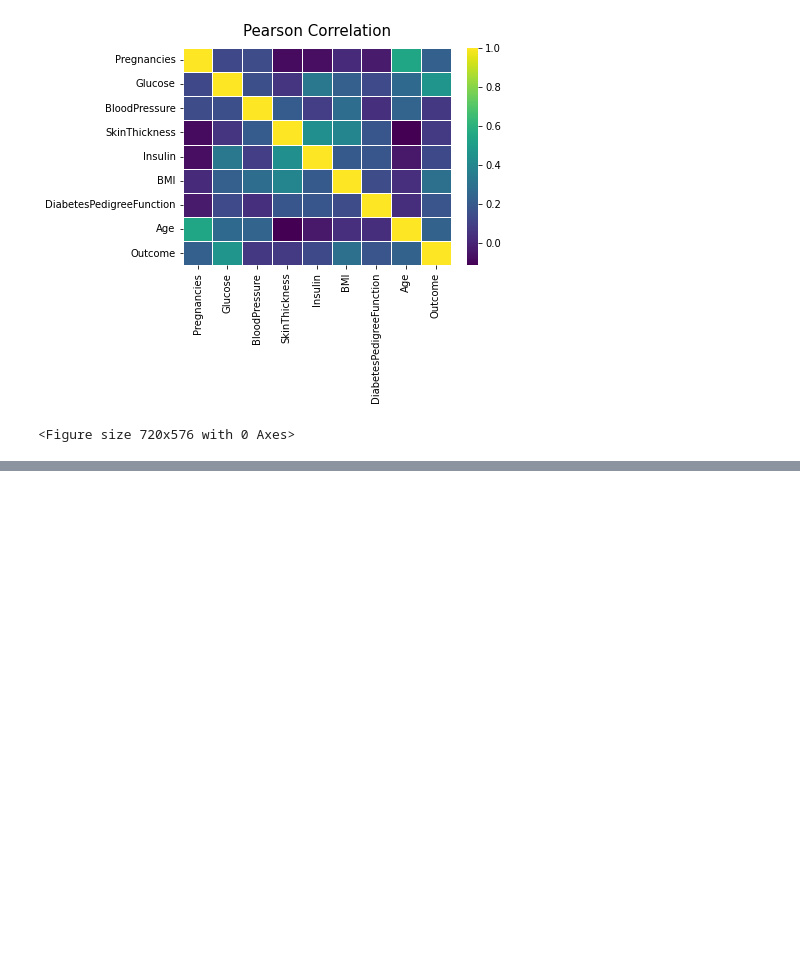
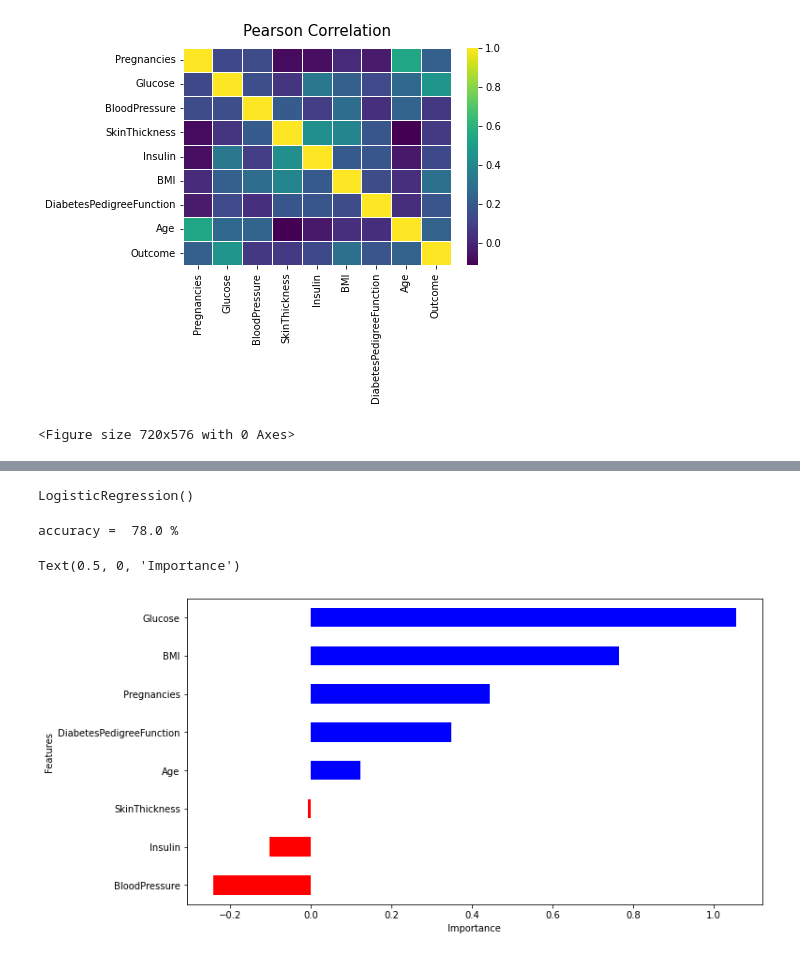
Before and after one commit to anibalfisico/Data-Science, a Jupyter notebook: diabetes-diagn-stico-machine-learning.ipynb, the cells around one changed output, grey strips where cells are left out. Drawn from its saved outputs; the diff is of its cells as text; code cells hidden in the pictures; blank space fills up the shorter version.

Commit message:
Kaggle Notebook | Diabetes Diagnóstico - Machine Learning | Version 9

```diff
--- a/diabetes-diagn-stico-machine-learning.ipynb
+++ b/diabetes-diagn-stico-machine-learning.ipynb
@@ -159,0 +189,40 @@ Acurácia:  0.7792207792207793
+# %%
+dfTrain = df[:650]
+dfTest = df[650:750]
+dfCheck = df[750:]
+# %%
+trainLabel = dfTrain['Outcome']
+trainData = dfTrain.drop('Outcome',axis=1)
+testLabel = dfTest['Outcome']
+testData = dfTest.drop('Outcome',axis=1)
+# %%
+means = np.mean(trainData, axis=0)
+stds = np.std(trainData, axis=0)
+trainData = (trainData - means)/stds
+testData = (testData - means)/stds
+# np.mean(trainData, axis=0) => check that new means equal 0
+# np.std(trainData, axis=0) => check that new stds equal 1
+# %%
+diabetesCheck = LogisticRegression()
+diabetesCheck.fit(trainData, trainLabel)
+# %% [output]
+LogisticRegression()
+# %%
+accuracy = diabetesCheck.score(testData, testLabel)
+print("accuracy = ", accuracy * 100, "%")
+# %% [output]
+accuracy =  78.0 %
+# %%
+coeff = list(diabetesCheck.coef_[0])
+labels = list(trainData.columns)
+features = pd.DataFrame()
+features['Features'] = labels
+features['importance'] = coeff
+features.sort_values(by=['importance'], ascending=True, inplace=True)
+features['positive'] = features['importance'] > 0
+features.set_index('Features', inplace=True)
+features.importance.plot(kind='barh', figsize=(11, 6),color = features.positive.map({True: 'blue', False: 'red'}))
+plt.xlabel('Importance')
+# %% [output]
+Text(0.5, 0, 'Importance')
+[figure, added]
```
Also changed, not shown: parts of 9 cells of this notebook.
